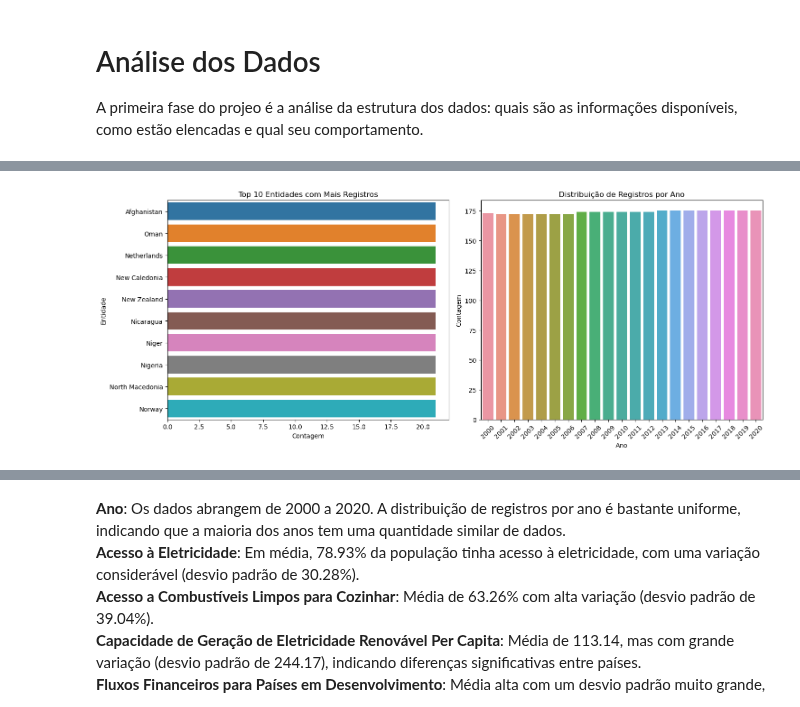
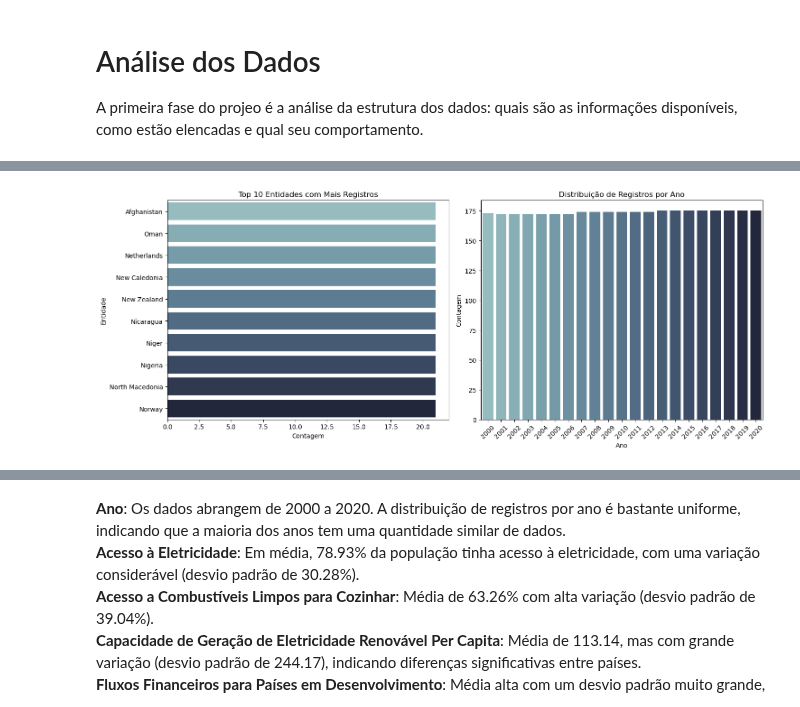
Before and after one commit to Felipefalex/Projeto-Sustainable-Energy, a Jupyter notebook: sustainable_energy.ipynb, the cells around one changed output, grey strips where cells are left out. Cells and saved outputs as stored; diff of their text form; code cells hidden in the pictures.

```diff
--- a/sustainable_energy.ipynb
+++ b/sustainable_energy.ipynb
@@ -51,28 +51,30 @@ None
 # %%
 # Estatísticas descritivas das variáveis numéricas
 numerical_stats = data.describe().T
 
 # Visualização da distribuição das principais variáveis categóricas
+cores_paises = sns.cubehelix_palette(10, rot=-.25, light=.7)
 plt.figure(figsize=(15, 6))
 plt.subplot(1, 2, 1)
-sns.countplot(y=data['Entity'], order=data['Entity'].value_counts().index[:10])
+sns.countplot(y=data['Entity'], order=data['Entity'].value_counts().index[:10], palette=cores_paises)
 plt.title('Top 10 Entidades com Mais Registros')
 plt.ylabel('Entidade')
 plt.xlabel('Contagem')
 
+cores_anos = sns.cubehelix_palette(21, rot=-.25, light=.7)
 plt.subplot(1, 2, 2)
-sns.countplot(x=data['Year'])
+sns.countplot(x=data['Year'], palette=cores_anos)
 plt.title('Distribuição de Registros por Ano')
 plt.ylabel('Contagem')
 plt.xlabel('Ano')
 plt.xticks(rotation=45)
 
 plt.tight_layout()
 plt.show()
 
 numerical_stats
 # %% [output]
-[figure, old version]
+[figure, new version]
 |  | count | mean | std | min | 25% | 50% | 75% | max |
 | Year | 3649.0 | 2.010038e+03 | 6.054228e+00 | 2000.000000 | 2005.000000 | 2.010000e+03 | 2.015000e+03 | 2.020000e+03 |
 | Access to electricity (% of popul... | 3639.0 | 7.893370e+01 | 3.027554e+01 | 1.252269 | 59.800890 | 9.836157e+01 | 1.000000e+02 | 1.000000e+02 |
```
